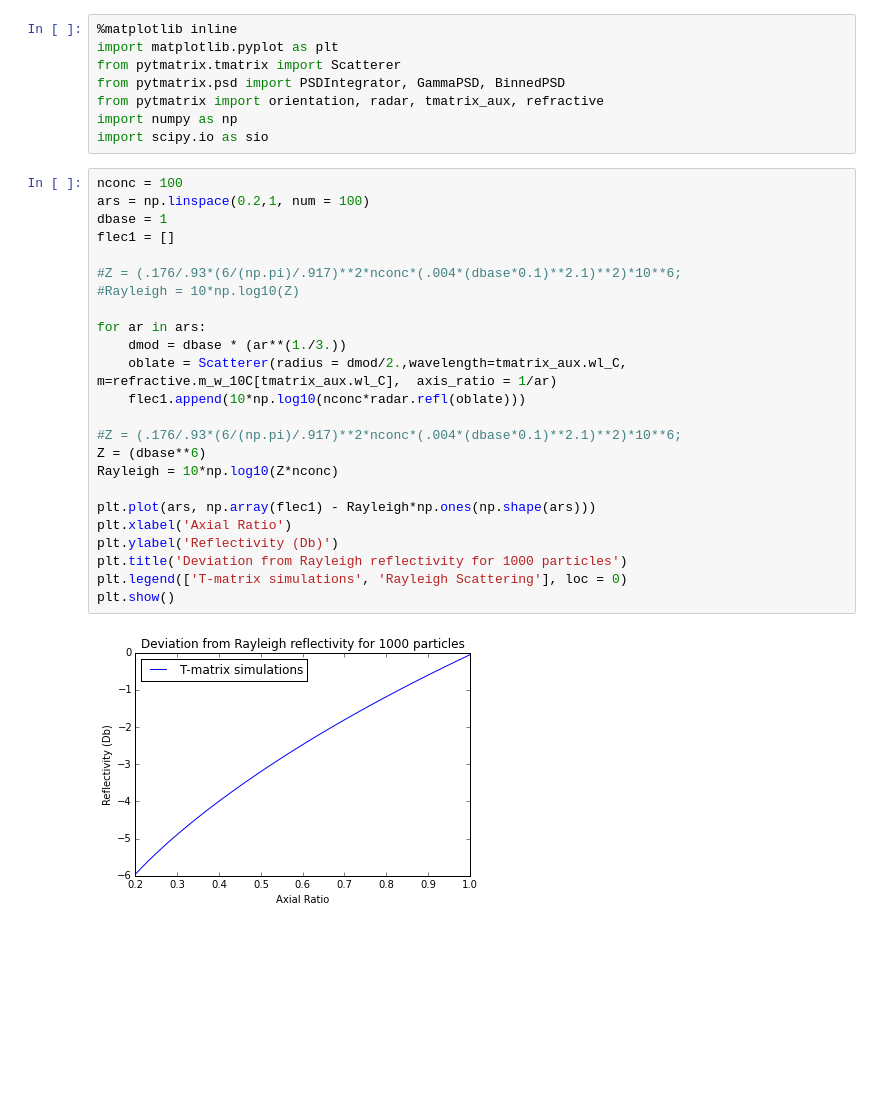
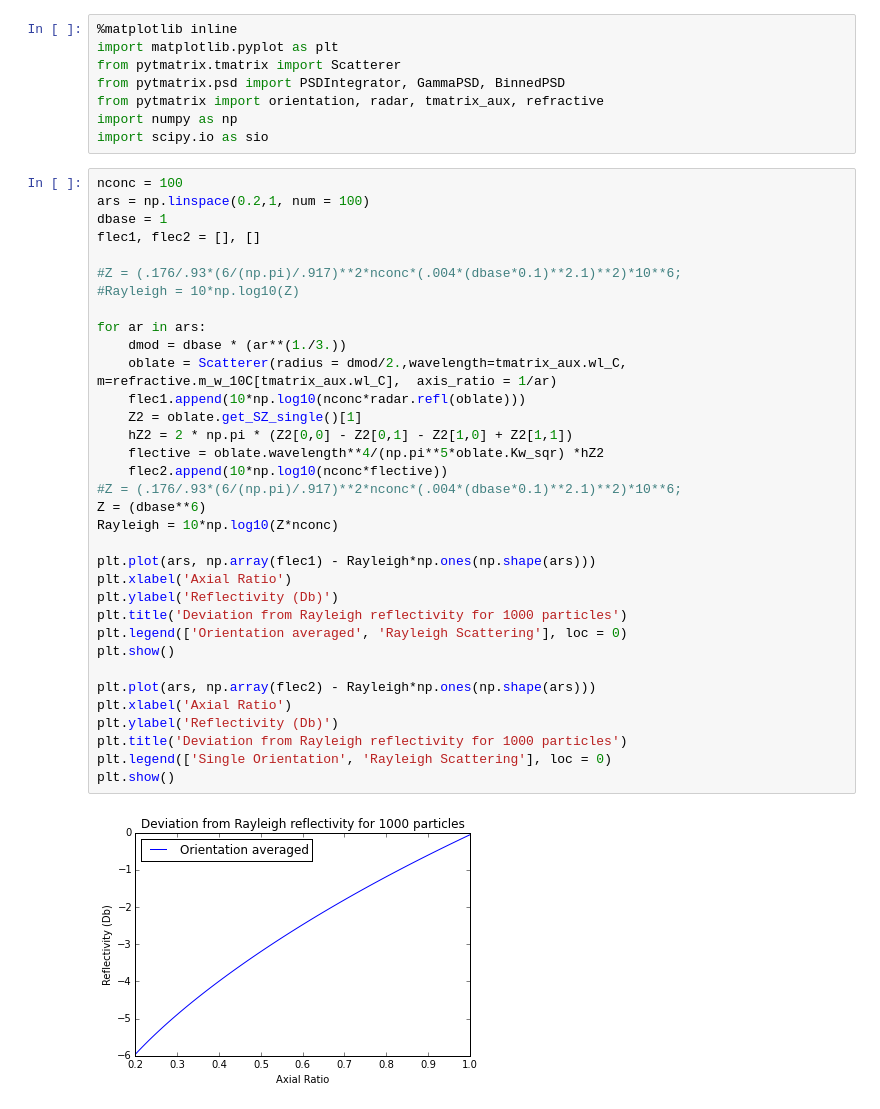
Before and after one commit to georgeasduffy/Scattering, a Jupyter notebook: Rayleigh_ARtest.ipynb, the cells around one changed output. Drawn from its saved outputs; the diff is of its cells as text; blank space fills up the shorter version.

Commit message:
orientation taken care of

```diff
--- a/Rayleigh_ARtest.ipynb
+++ b/Rayleigh_ARtest.ipynb
@@ -9,26 +9,36 @@ import scipy.io as sio
 # %%
 nconc = 100
 ars = np.linspace(0.2,1, num = 100)
 dbase = 1
-flec1 = []
+flec1, flec2 = [], []
 
 #Z = (.176/.93*(6/(np.pi)/.917)**2*nconc*(.004*(dbase*0.1)**2.1)**2)*10**6;
 #Rayleigh = 10*np.log10(Z)
 
 for ar in ars:
     dmod = dbase * (ar**(1./3.))
     oblate = Scatterer(radius = dmod/2.,wavelength=tmatrix_aux.wl_C, m=refractive.m_w_10C[tmatrix_aux.wl_C],  axis_ratio = 1/ar)
     flec1.append(10*np.log10(nconc*radar.refl(oblate)))
-
+    Z2 = oblate.get_SZ_single()[1]
+    hZ2 = 2 * np.pi * (Z2[0,0] - Z2[0,1] - Z2[1,0] + Z2[1,1])
+    flective = oblate.wavelength**4/(np.pi**5*oblate.Kw_sqr) *hZ2
+    flec2.append(10*np.log10(nconc*flective))
 #Z = (.176/.93*(6/(np.pi)/.917)**2*nconc*(.004*(dbase*0.1)**2.1)**2)*10**6;
 Z = (dbase**6)
 Rayleigh = 10*np.log10(Z*nconc)
 
 plt.plot(ars, np.array(flec1) - Rayleigh*np.ones(np.shape(ars)))
 plt.xlabel('Axial Ratio')
 plt.ylabel('Reflectivity (Db)')
 plt.title('Deviation from Rayleigh reflectivity for 1000 particles')
-plt.legend(['T-matrix simulations', 'Rayleigh Scattering'], loc = 0)
+plt.legend(['Orientation averaged', 'Rayleigh Scattering'], loc = 0)
 plt.show()
+
+plt.plot(ars, np.array(flec2) - Rayleigh*np.ones(np.shape(ars)))
+plt.xlabel('Axial Ratio')
+plt.ylabel('Reflectivity (Db)')
+plt.title('Deviation from Rayleigh reflectivity for 1000 particles')
+plt.legend(['Single Orientation', 'Rayleigh Scattering'], loc = 0)
+plt.show()
 # %% [output]
-[figure, old version]
+[figure, new version]
```
Also changed, not shown: parts of 1 cell of this notebook.
